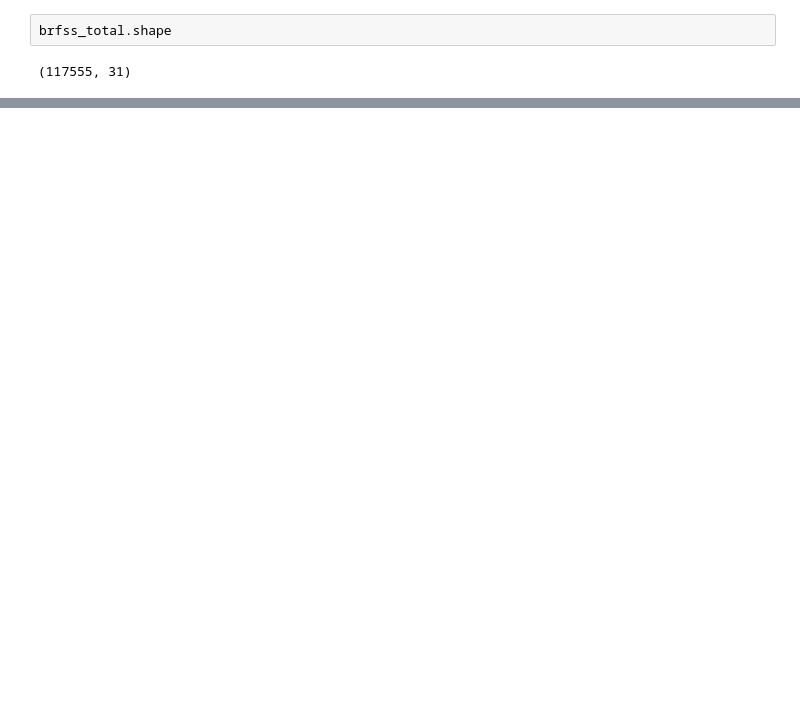
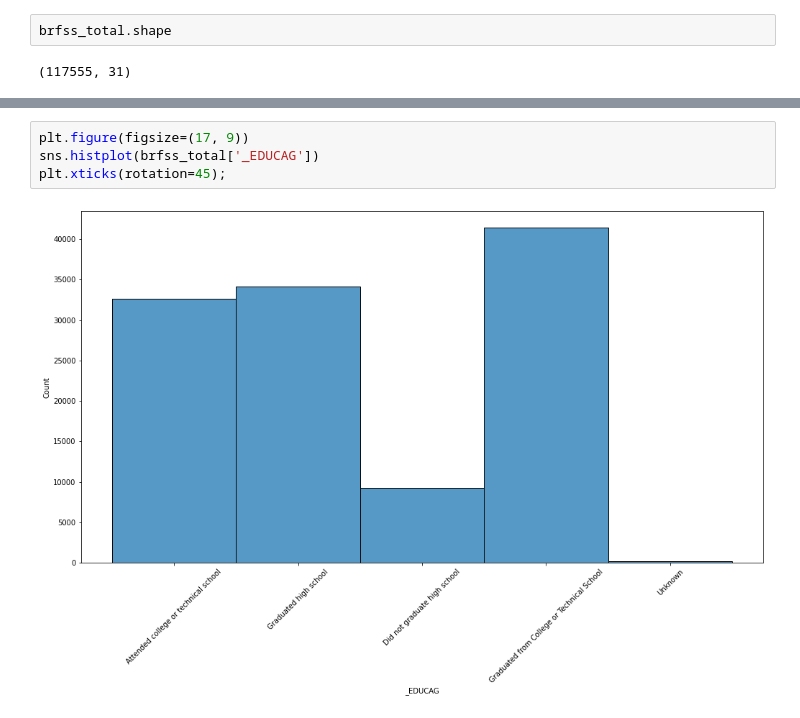
Before and after one commit to eklee151/Adverse-Childhood-Experiences, a Jupyter notebook: 3_eda.ipynb, the cells around one changed output, grey strips where cells are left out. Drawn from its saved outputs; the diff is of its cells as text; blank space fills up the shorter version.

```diff
--- a/3_eda.ipynb
+++ b/3_eda.ipynb
@@ -201,0 +111,6 @@ sns.heatmap(brfss_total[['ACEDEPRS', 'ACEDRINK', 'ACEDRUGS', 'ACEPRISN', 'ACEDIV
+# %%
+plt.figure(figsize=(17, 9))
+sns.histplot(brfss_total['_EDUCAG'])
+plt.xticks(rotation=45);
+# %% [output]
+[figure, added]
```
Also changed, not shown: parts of 117 cells of this notebook, 2 other files.
